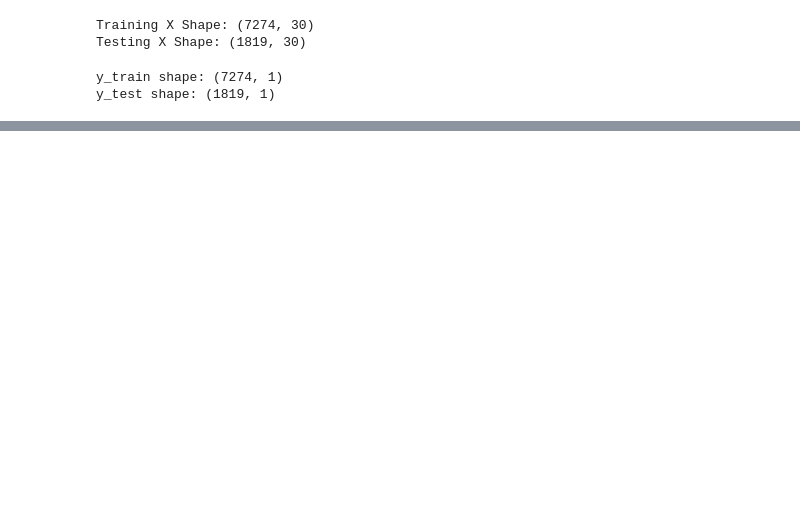
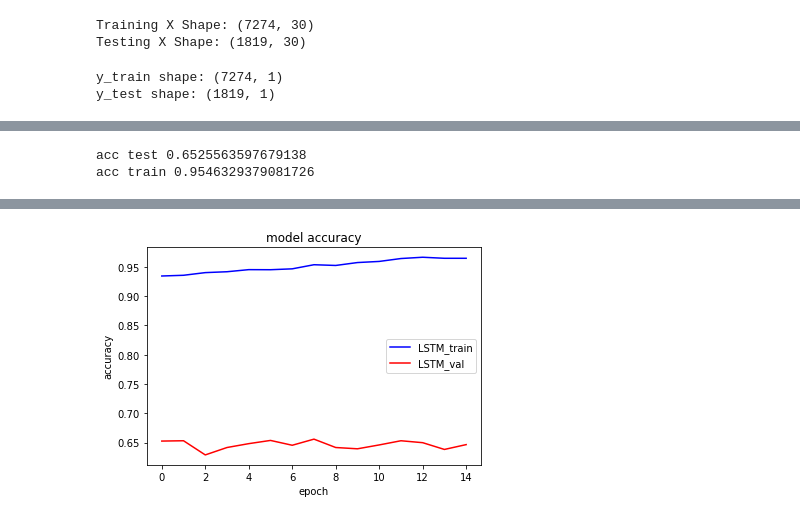
Before and after one commit to carlos-marin1742/Apple-Sentiment-analysis-NLP, a Jupyter notebook: NLP - TWITTER.ipynb, the cells around one changed output, grey strips where cells are left out. Saved outputs shown, nothing was run; the diff lists cells and outputs as text; code cells hidden in the pictures; blank space fills up the shorter version.

```diff
--- a/NLP - TWITTER.ipynb
+++ b/NLP - TWITTER.ipynb
@@ -449,10 +460,12 @@ Training X Shape: (7274, 30)
 Testing X Shape: (1819, 30)
 # %%
 encoder = LabelEncoder()
-encoder.fit(train_data.Sentiment.to_list())
+encoder.fit(train_data.Sentiment)
 
-y_train = encoder.transform(train_data.Sentiment.to_list())
-y_test = encoder.transform(test_data.Sentiment.to_list())
+#y_train = encoder.transform(train_data.Sentiment.to_list())
+y_train = encoder.transform(train_data.Sentiment)
+#y_test = encoder.transform(test_data.Sentiment.to_list())
+y_test = encoder.transform(test_data.Sentiment)
 
 y_train = y_train.reshape(-1,1)
 y_test = y_test.reshape(-1,1)
@@ -464,14 +477,22 @@ y_train shape: (7274, 1)
 y_test shape: (1819, 1)
 # %%
 from keras import Sequential
-from keras.layers import Embedding, LSTM, Dense, Dropout
+from keras.layers import Embedding, LSTM, Dense
 
 embedding_size=32
 vocabulary_size = 5000
 
-model=Sequential()
-model.add(Embedding(vocabulary_size, embedding_size, input_length=MAX_WORDS))
-model.add(LSTM(8))
+#model=Sequential()
+#model.add(Embedding(vocabulary_size, embedding_size, input_length=MAX_WORDS))
+#model.add(LSTM(8))
+#model.add(Dense(4, activation='softmax'))
+#print(model.summary())
+
+
+model = Sequential()
+model.add(Embedding(10000, 128))
+#model.add(LSTM(128, dropout=0.2))
+model.add(LSTM(128, dropout=0.4))
 model.add(Dense(4, activation='softmax'))
 print(model.summary())
 # %% [output]
@@ -496,5 +515,6 @@ None
 # %%
-model.compile(loss='categorical_crossentropy', optimizer='adam', metrics=['accuracy'])
+#model.compile(loss='categorical_crossentropy', optimizer='adam', metrics=['accuracy'])
+model.compile(loss='sparse_categorical_crossentropy', optimizer='adam', metrics=['accuracy'])
 # %%
-model.fit(x_train, y_train, epochs = 5, validation_data=(x_test, y_test))
+history = model.fit(x_train, y_train, epochs = 15, validation_data=(x_test, y_test))
 # %% [output]
@@ -505,0 +538,19 @@ ValueError: in user code:
+# %%
+acc_test = model.evaluate(x_test, y_test, verbose = 0)[1]
+acc_train = model.evaluate(x_train, y_train, verbose = 0)[1]
+
+print('acc test', acc_test)
+print('acc train', acc_train)
+# %% [output]
+acc test 0.6525563597679138
+acc train 0.9546329379081726
+# %%
+s, (at) = plt.subplots(1,1)
+at.plot(history.history['accuracy'], c= 'b')
+at.plot(history.history['val_accuracy'], c='r')
+at.set_title('model accuracy')
+at.set_ylabel('accuracy')
+at.set_xlabel('epoch')
+at.legend(['LSTM_train', 'LSTM_val'])
+at.plot
+# %% [output]
@@ -505,0 +558 @@ ValueError: in user code:
+[figure, added]
```
Also changed, not shown: parts of 23 cells of this notebook.
